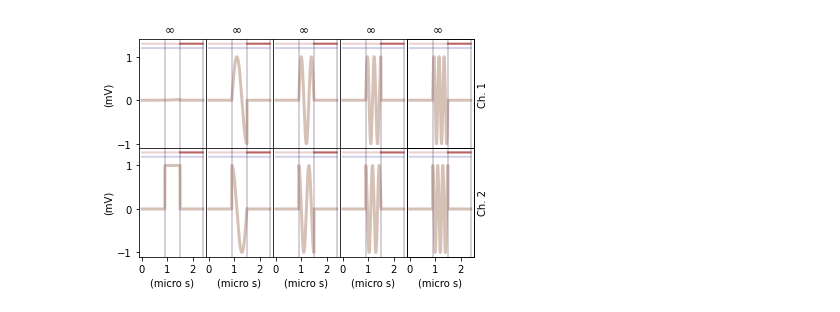
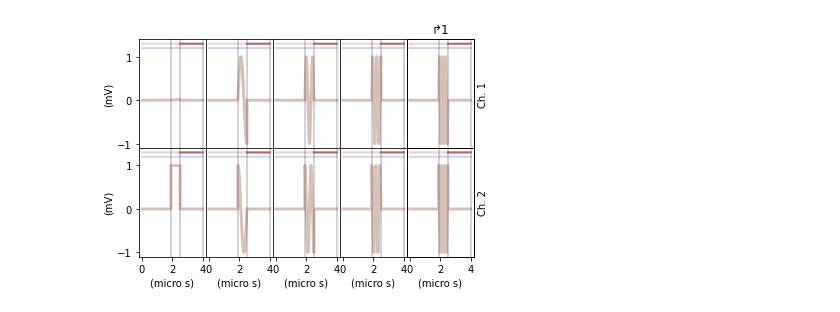
Before and after one commit to cqed-at-qdev/QCoDeS-experiment, a Jupyter notebook: Example.ipynb, the cells around one changed output. Drawn from its saved outputs; the diff is of its cells as text; code cells hidden in the pictures.

```diff
--- a/Example.ipynb
+++ b/Example.ipynb
@@ -18,4 +53,0 @@ bla.MultiQ_SSB_Spec_NoOverlap(start, stop, npts)
-# %%
-plotter(bla.seq.get())
-# %% [output]
-[figure, removed]
@@ -23,0 +59,4 @@ bla.SR.set(1.5e9)
+# %%
+SC.seqbuild.seq.plot()
+# %% [output]
+[figure, added]
```
Also changed, not shown: parts of 32 cells of this notebook.
